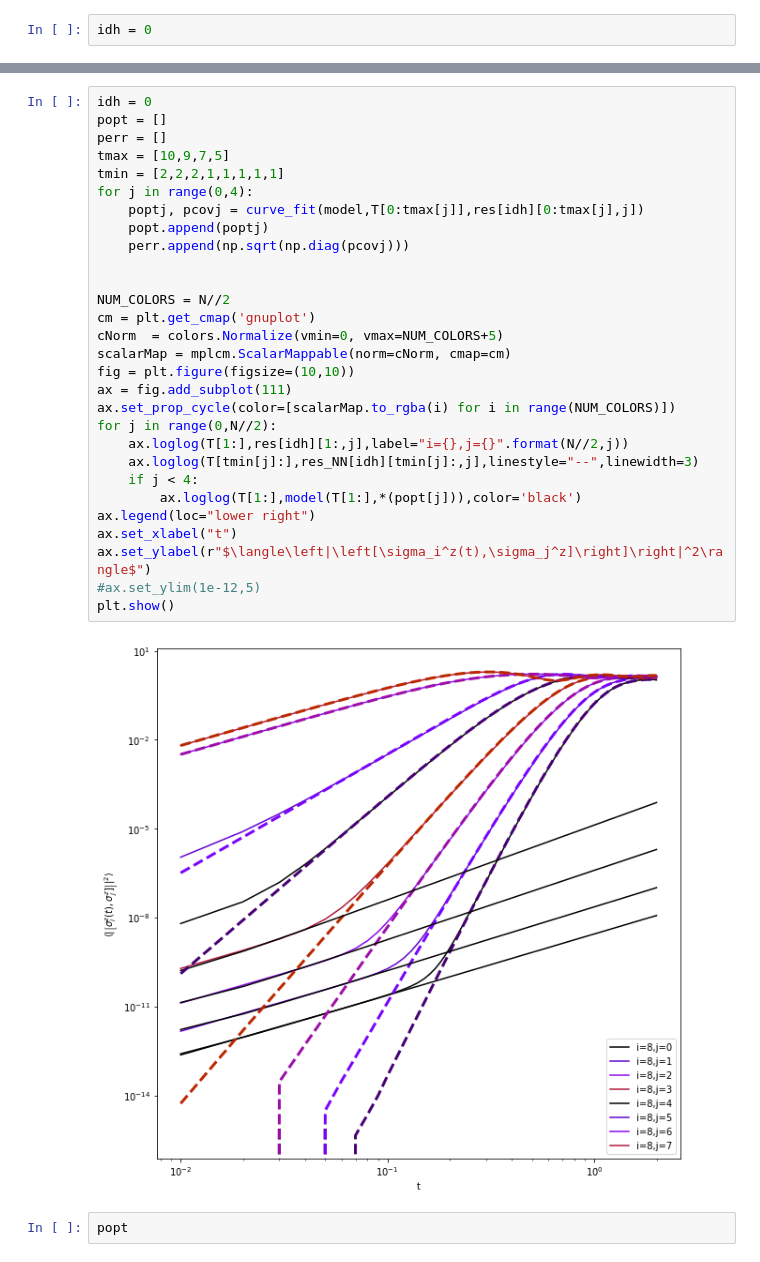
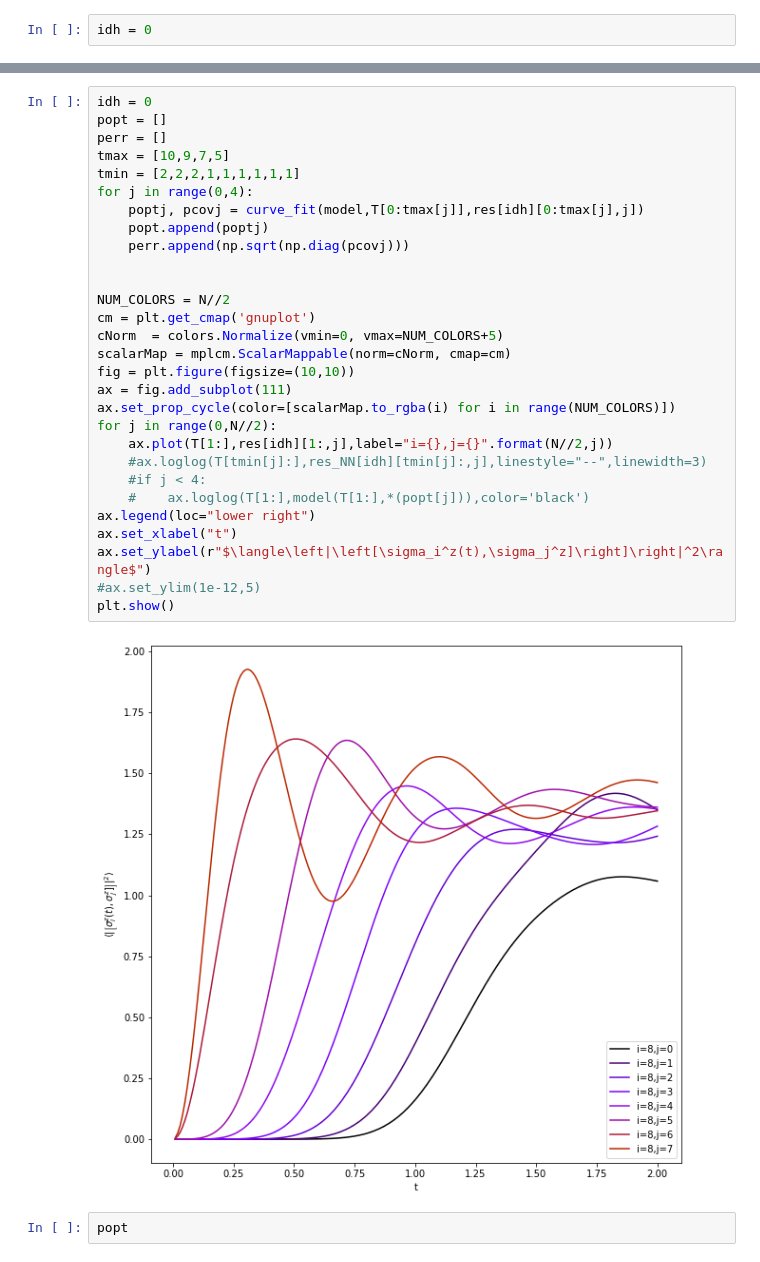
Before and after one commit to mkm2/WorkingFolder, a Jupyter notebook: notebooks/Analysis/Short_Time_Behaviour.ipynb, the cells around one changed output, grey strips where cells are left out. Drawn from its saved outputs; the diff is of its cells as text.

```diff
--- a/notebooks/Analysis/Short_Time_Behaviour.ipynb
+++ b/notebooks/Analysis/Short_Time_Behaviour.ipynb
@@ -164,34 +197,34 @@ No artists with labels found to put in legend.  Note that artists whose label st
 # %%
 idh = 0
 popt = []
 perr = []
 tmax = [10,9,7,5]
-tmin = [2,2,2,1,1,1,1,1]
+tmin = [2,2,2,1,1,1,1,1,1]
 for j in range(0,4):
     poptj, pcovj = curve_fit(model,T[0:tmax[j]],res[idh][0:tmax[j],j])
     popt.append(poptj)
     perr.append(np.sqrt(np.diag(pcovj)))
 
 
 NUM_COLORS = N//2
 cm = plt.get_cmap('gnuplot')
 cNorm  = colors.Normalize(vmin=0, vmax=NUM_COLORS+5)
 scalarMap = mplcm.ScalarMappable(norm=cNorm, cmap=cm)
 fig = plt.figure(figsize=(10,10))
 ax = fig.add_subplot(111)
 ax.set_prop_cycle(color=[scalarMap.to_rgba(i) for i in range(NUM_COLORS)])
 for j in range(0,N//2):
-    ax.loglog(T[1:],res[idh][1:,j],label="i={},j={}".format(N//2,j))
-    ax.loglog(T[tmin[j]:],res_NN[idh][tmin[j]:,j],linestyle="--",linewidth=3)
-    if j < 4:
-        ax.loglog(T[1:],model(T[1:],*(popt[j])),color='black')
+    ax.plot(T[1:],res[idh][1:,j],label="i={},j={}".format(N//2,j))
+    #ax.loglog(T[tmin[j]:],res_NN[idh][tmin[j]:,j],linestyle="--",linewidth=3)
+    #if j < 4:
+    #    ax.loglog(T[1:],model(T[1:],*(popt[j])),color='black')
 ax.legend(loc="lower right")
 ax.set_xlabel("t")
 ax.set_ylabel(r"$\langle\left|\left[\sigma_i^z(t),\sigma_j^z]\right]\right|^2\rangle$")
 #ax.set_ylim(1e-12,5)
 plt.show()
 # %% [output]
-[figure, old version]
+[figure, new version]
 # %%
 popt
 # %% [output]
```
Also changed, not shown: parts of 6 cells of this notebook, 45 other files.
